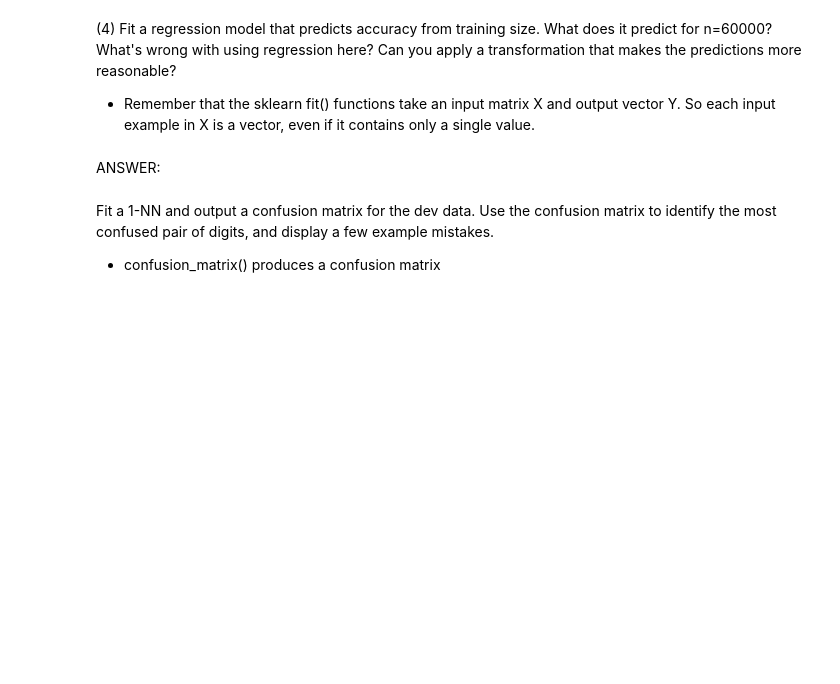
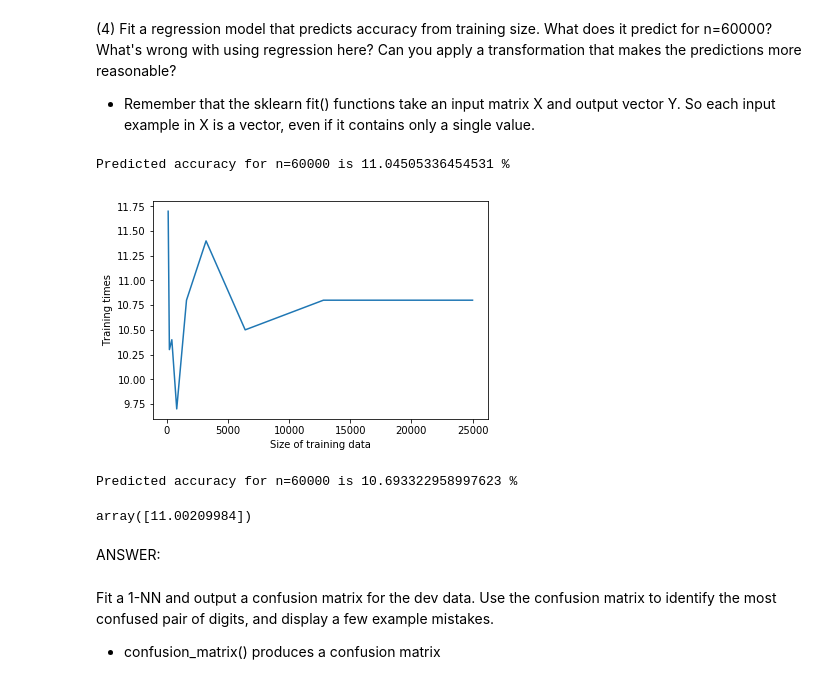
Before and after one commit to vijjus/ucb-w207-applied-ml, a Jupyter notebook: projects/Vijay_Singh_p1.ipynb, the cells around one changed output. Saved outputs shown, nothing was run; the diff lists cells and outputs as text; code cells hidden in the pictures; blank space fills up the shorter version.

```diff
--- a/projects/Vijay_Singh_p1.ipynb
+++ b/projects/Vijay_Singh_p1.ipynb
@@ -255,3 +255,45 @@ Size:    25000  Time:    22.78002405166626      Accuracy:        10.8 %
+# %%
+#def P4():
+
+### STUDENT START ###
+
+X_data = np.array(train_sizes).reshape(-1,1)
+Y_value = np.array(accuracies).reshape(-1,1)
+
+reg = LinearRegression()
+reg.fit(X_data, Y_value)
+reg.coef_
+reg.intercept_
+pred = reg.predict([[60000]])
+print("Predicted accuracy for n=60000 is", pred[0][0],"%")
+
+plt.plot(train_sizes, accuracies)
+plt.ylabel('Training times')
+plt.xlabel('Size of training data')
+plt.show()
+
+# Let's apply the a log transformation to the training sizes to get
+# a scaled version of X.
+X_scaled_data = np.log(train_sizes).reshape(-1,1)
+
+reg = LinearRegression()
+reg.fit(X_scaled_data, Y_value)
+reg.coef_
+reg.intercept_
+pred = reg.predict([np.log([60000])])
+print("Predicted accuracy for n=60000 is", pred[0][0],"%")
+
+### STUDENT END ###
+
+#P4()
+# %% [output]
+Predicted accuracy for n=60000 is 11.04505336454531 %
+[figure, added]
+Predicted accuracy for n=60000 is 10.693322958997623 %
+# %%
+np.log([60000])
+# %% [output]
+array([11.00209984])
 # %% [markdown]
 ANSWER:
 # %% [markdown]
```
Also changed, not shown: parts of 3 cells of this notebook.
